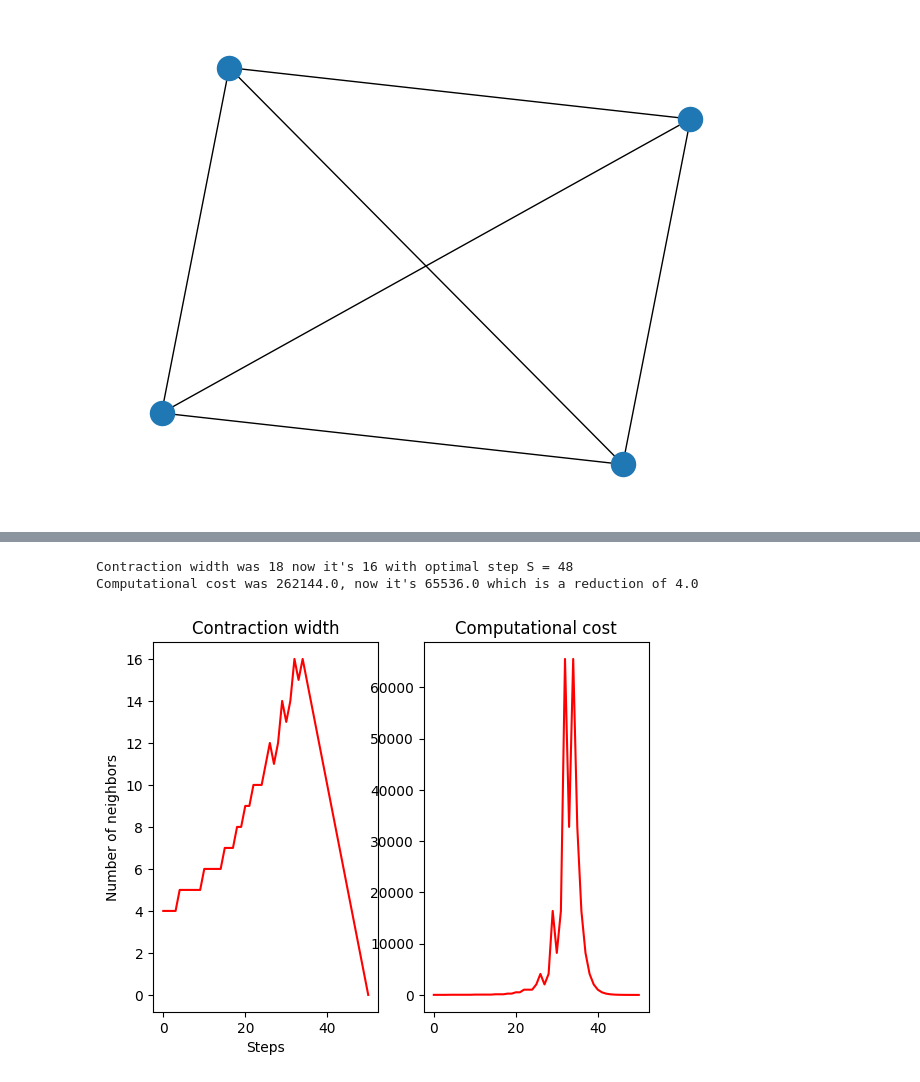
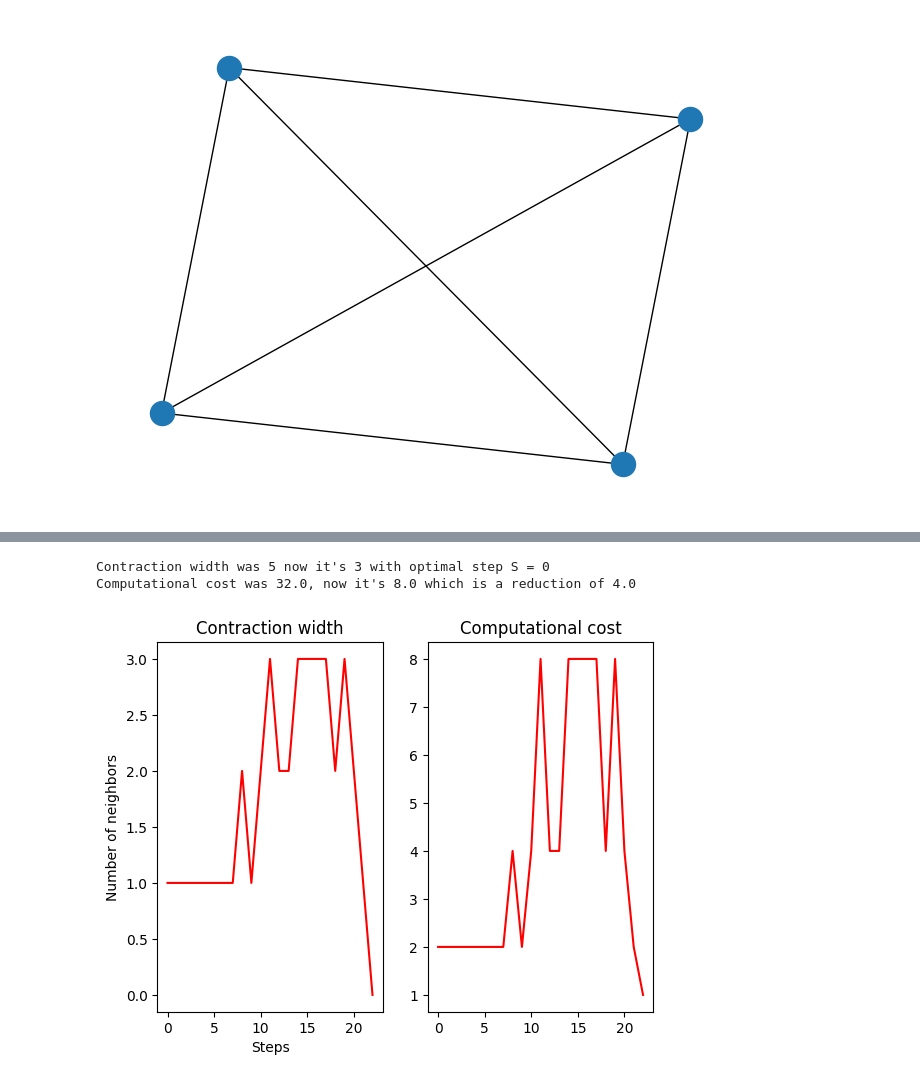
Before and after one commit to richardm1234/stepDependentSlicing_AQC, a Jupyter notebook: demo.ipynb, the cells around one changed output, grey strips where cells are left out. Saved outputs shown, nothing was run; the diff lists cells and outputs as text; code cells hidden in the pictures.

```diff
--- a/demo.ipynb
+++ b/demo.ipynb
@@ -53,6 +35,0 @@ qc.draw('mpl')
-# %%
-LG = g.convertToLineGraph(qc)
-nx.draw(LG)
-order, width, neighbors = g.rgreedy(LG, 0.5, 25)
-print(f"Number of nodes: {LG.number_of_nodes()}")
-print(f"Number of edges: {LG.number_of_edges()}")
@@ -66,0 +36,3 @@ g.plotNeighbors(neighbors)
+# %%
+order, c_width, widths = g.rgreedy(LG, 0.05, 200)
+g.plotNeighbors(widths)
@@ -67,9 +41,9 @@ g.plotNeighbors(neighbors)
 # %%
-newOrder, newCWidth, newWidths, optimalS, toSlice = g.findOptimalS(G, neighbors, order)
+newOrder, newCWidth, newWidths, optimalS, toSlice = g.findOptimalS(LG, widths, order)
 print(f"Contraction width was {width} now it's {newCWidth} with optimal step S = {optimalS}")
 print(f"Computational cost was {g.getCost(width)}, now it's {g.getCost(newCWidth)} which is a reduction of {g.getCost(width)/g.getCost(newCWidth)}")
 g.plotNeighbors(newWidths)
 # %% [output]
-Contraction width was 18 now it's 16 with optimal step S = 48
-Computational cost was 262144.0, now it's 65536.0 which is a reduction of 4.0
+Contraction width was 5 now it's 3 with optimal step S = 0
+Computational cost was 32.0, now it's 8.0 which is a reduction of 4.0
-[figure, old version]
+[figure, new version]
```
Also changed, not shown: parts of 9 cells of this notebook, 1 other file.
